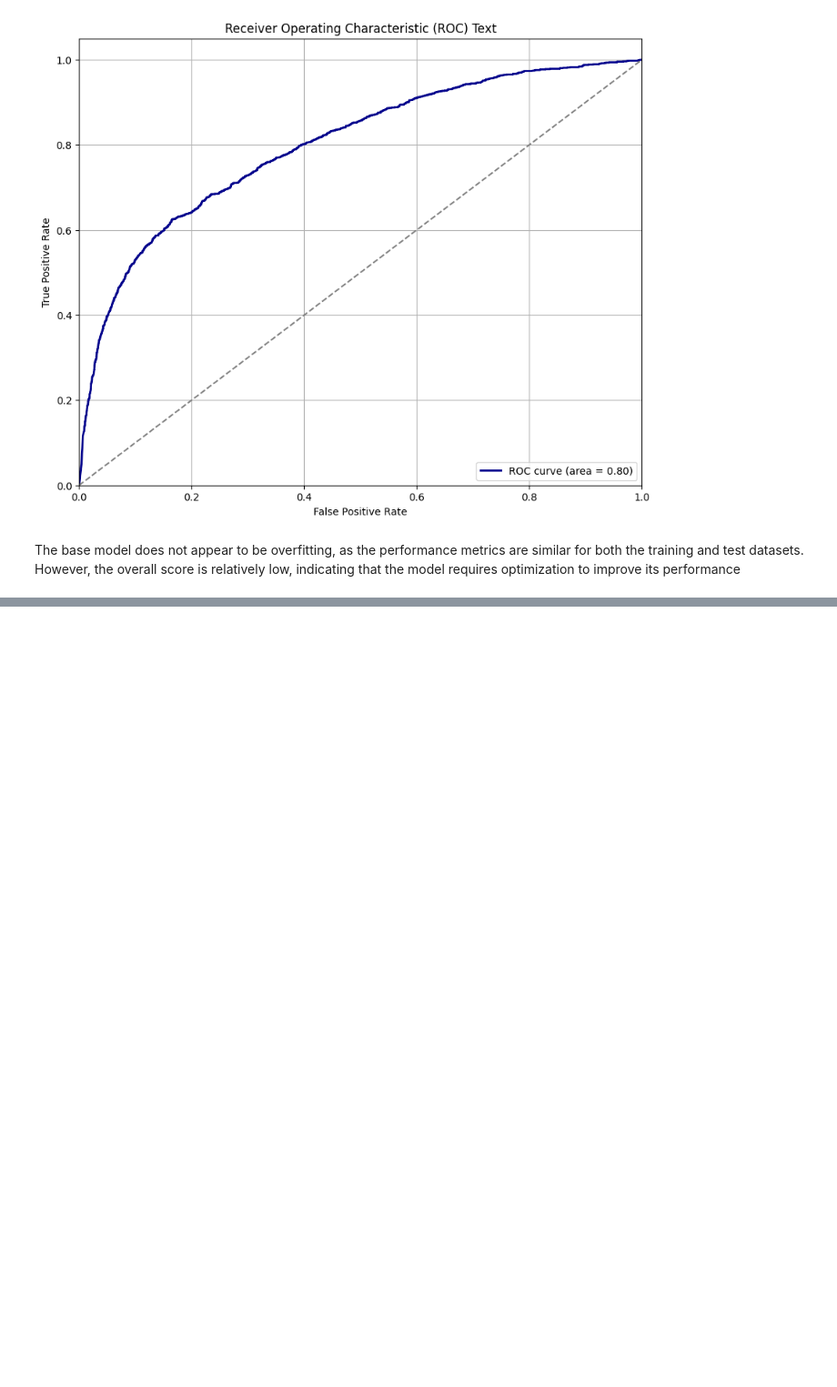
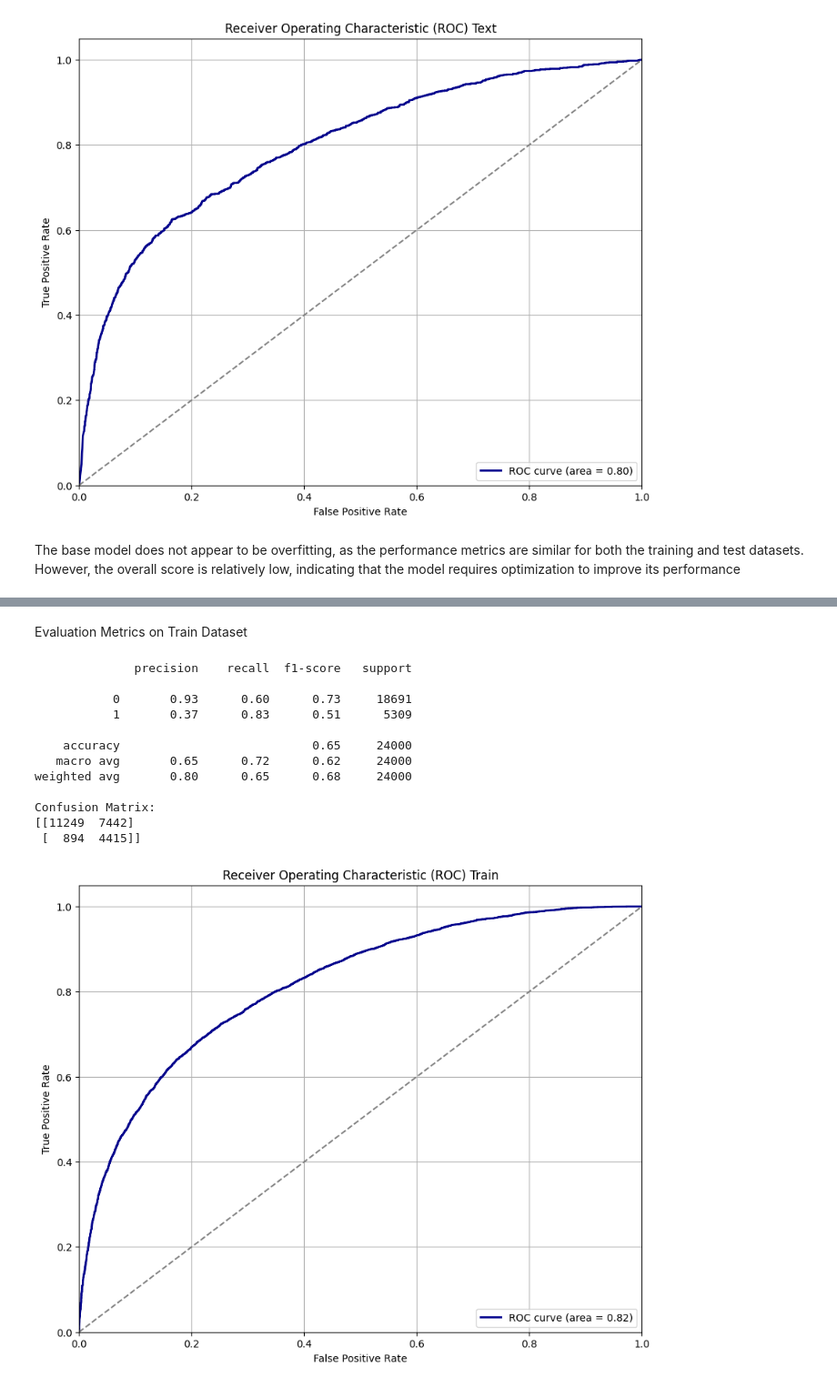
Before and after one commit to andrea-mar/credit_default_risk, a Jupyter notebook: credit_risk_model.ipynb, the cells around one changed output, grey strips where cells are left out. Shown at 91% size. Saved outputs shown, nothing was run; the diff lists cells and outputs as text; code cells hidden in the pictures; blank space fills up the shorter version.

Commit message:
model optimisation

```diff
--- a/credit_risk_model.ipynb
+++ b/credit_risk_model.ipynb
@@ -1012,0 +1070,32 @@ The base model does not appear to be overfitting, as the performance metrics are
+# %% [markdown]
+Evaluation Metrics on Train Dataset
+# %%
+y_pred = best_model.predict(X_train_pc)
+y_pred_prob = best_model.predict_proba(X_train_pc)[:, 1]  # Probabilities for the positive class
+y_true = y_train.values.ravel()
+
+print(classification_report(y_true, y_pred))
+
+# Compute and print confusion matrix using numpy
+conf_matrix = np.zeros((2, 2), dtype=int)  # Initialize 2x2 matrix for binary classification
+for true, pred in zip(y_true, y_pred):
+    conf_matrix[true, pred] += 1
+
+print("Confusion Matrix:")
+print(conf_matrix)
+
+plot_roc_curve(y_true,y_pred_prob,"train" )
+# %% [output]
+              precision    recall  f1-score   support
+
+           0       0.93      0.60      0.73     18691
+           1       0.37      0.83      0.51      5309
+
+    accuracy                           0.65     24000
+   macro avg       0.65      0.72      0.62     24000
+weighted avg       0.80      0.65      0.68     24000
+
+Confusion Matrix:
+[[11249  7442]
+ [  894  4415]]
+[figure, added]
```
Also changed, not shown: parts of 15 cells of this notebook.
